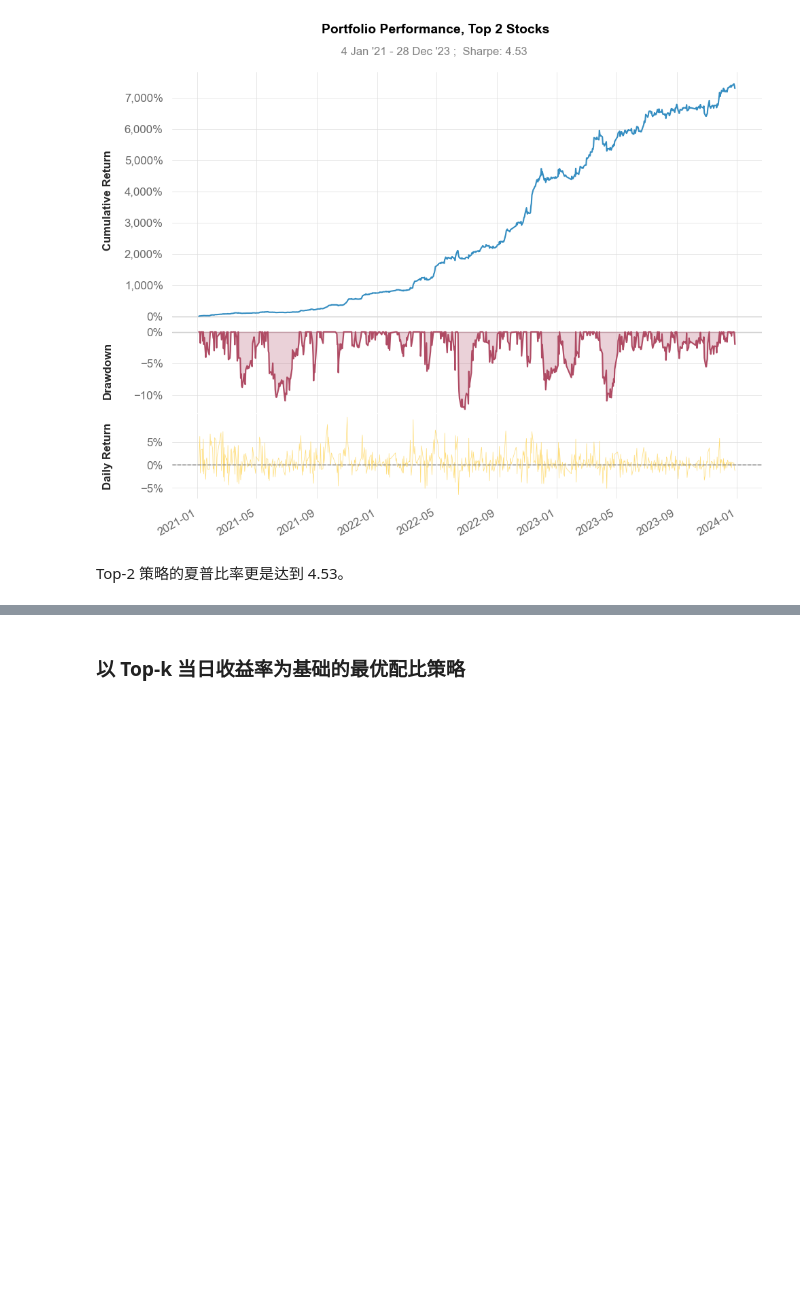
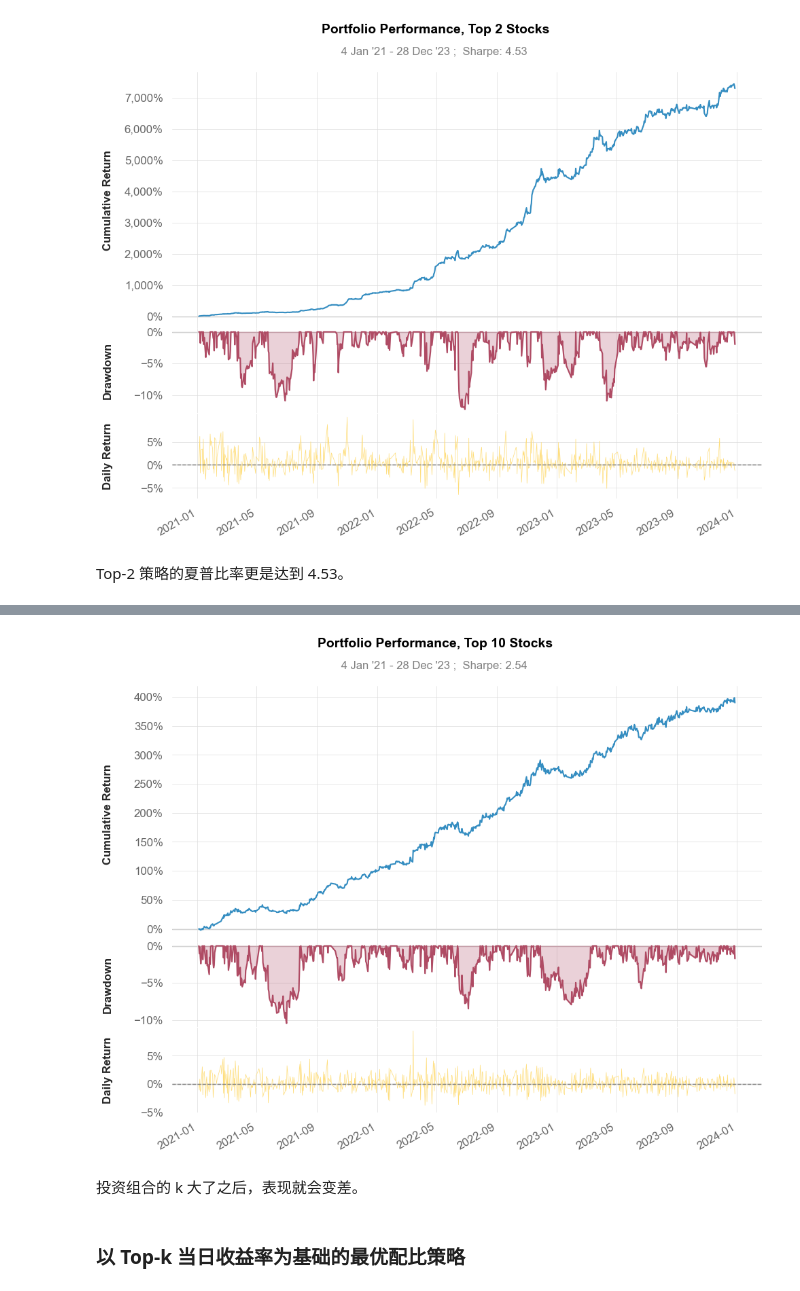
Before and after one commit to Str8Chr/hs300strategy, a Jupyter notebook: source_code.ipynb, the cells around one changed output, grey strips where cells are left out. Cells and saved outputs as stored; diff of their text form; code cells hidden in the pictures; blank space fills up the shorter version.

```diff
--- a/source_code.ipynb
+++ b/source_code.ipynb
@@ -574,3 +580,11 @@ Top-2 策略的夏普比率更是达到 4.53。
+# %%
+k = 10
+k_10_portfolio = buy_k_th_strategy(k)
+cal_and_plot_return(k_10_portfolio, title=f'Portfolio Performance, Top {k} Stocks')
+# %% [output]
+[figure, added]
+# %% [markdown]
+投资组合的 k 大了之后，表现就会变差。
 # %% [markdown]
 ### 以 Top-k 当日收益率为基础的最优配比策略
 # %% [markdown]
```
Also changed, not shown: parts of 9 cells of this notebook.
